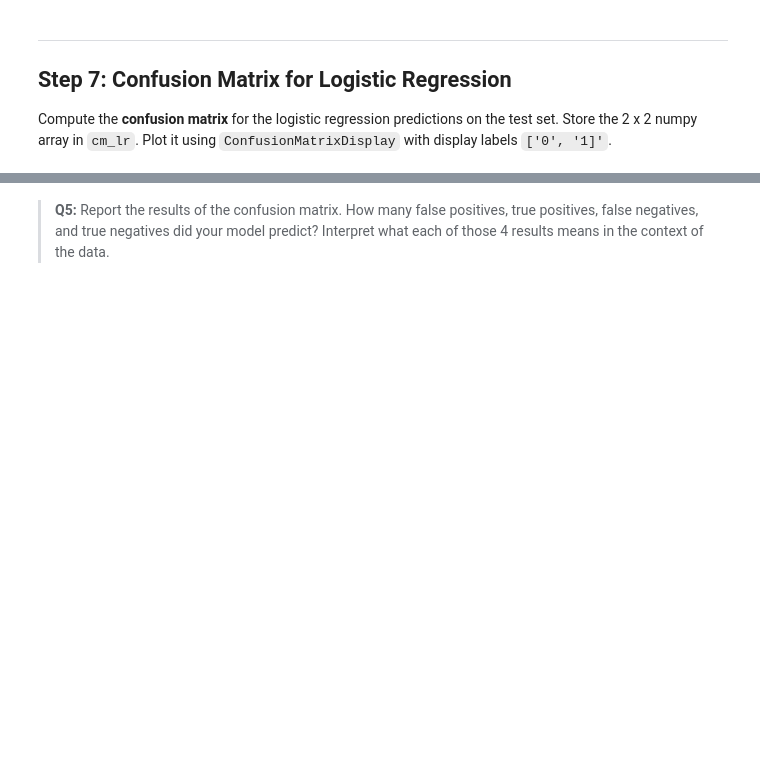
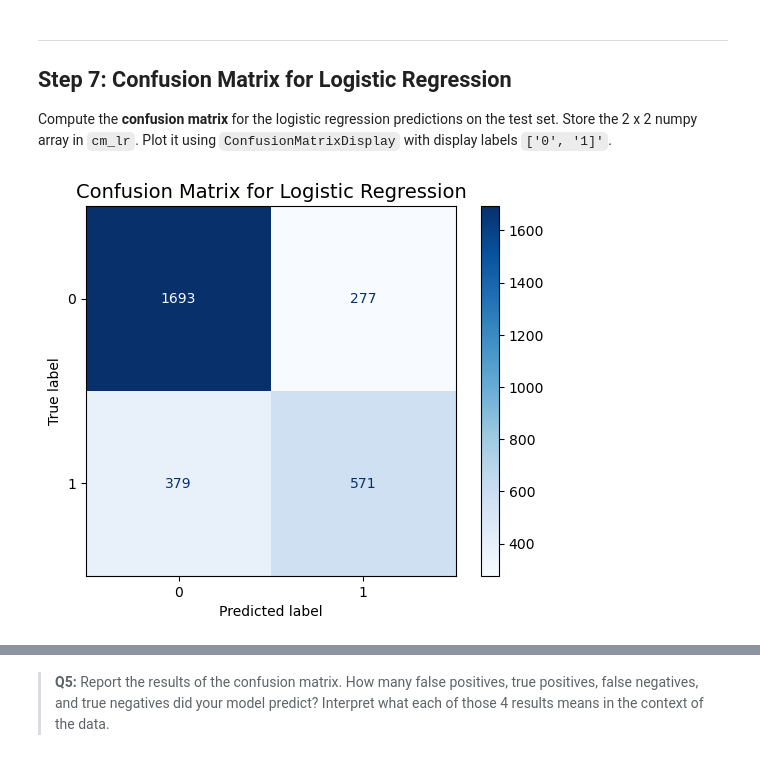
Before and after one commit to ht-oliver/assignment-2, a Jupyter notebook: task2/hw2-task2.ipynb, the cells around one changed output, grey strips where cells are left out. Drawn from its saved outputs; the diff is of its cells as text; code cells hidden in the pictures; blank space fills up the shorter version.

```diff
--- a/task2/hw2-task2.ipynb
+++ b/task2/hw2-task2.ipynb
@@ -308,6 +308,12 @@ EPL_MINRTY has a negative association with high asthma prevalence. This number i
 
 Compute the **confusion matrix** for the logistic regression predictions on the test set. Store the 2 x 2 numpy array in `cm_lr`. Plot it using `ConfusionMatrixDisplay` with display labels `['0', '1]'`.
 # %%
-cm_lr = ...
+cm_lr = confusion_matrix(y_test, y_pred_lr) # Create and label confusion matrix
+disp_0 = ConfusionMatrixDisplay(confusion_matrix=cm_lr, display_labels= ['0', '1'])
+disp_0.plot(cmap='Blues')
+plt.title('Confusion Matrix for Logistic Regression', fontsize=14)
+plt.show()
+# %% [output]
+[figure, added]
 # %%
 grader.check("q11")
```
Also changed, not shown: parts of 2 cells of this notebook.
